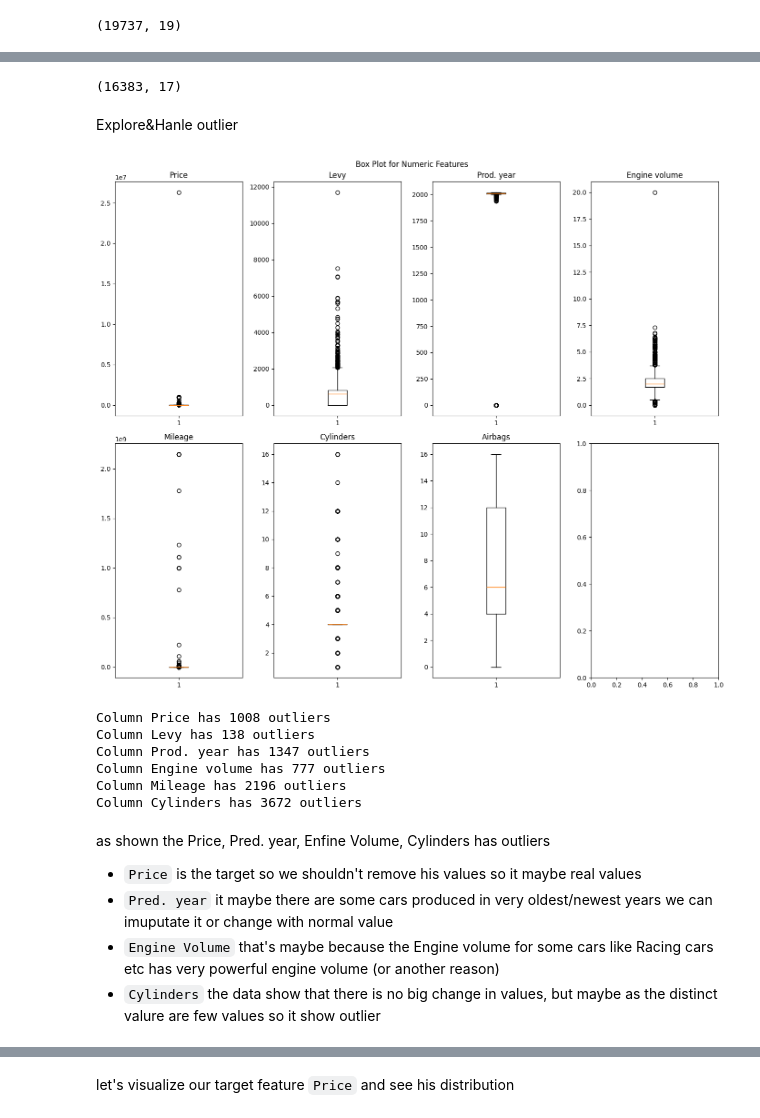
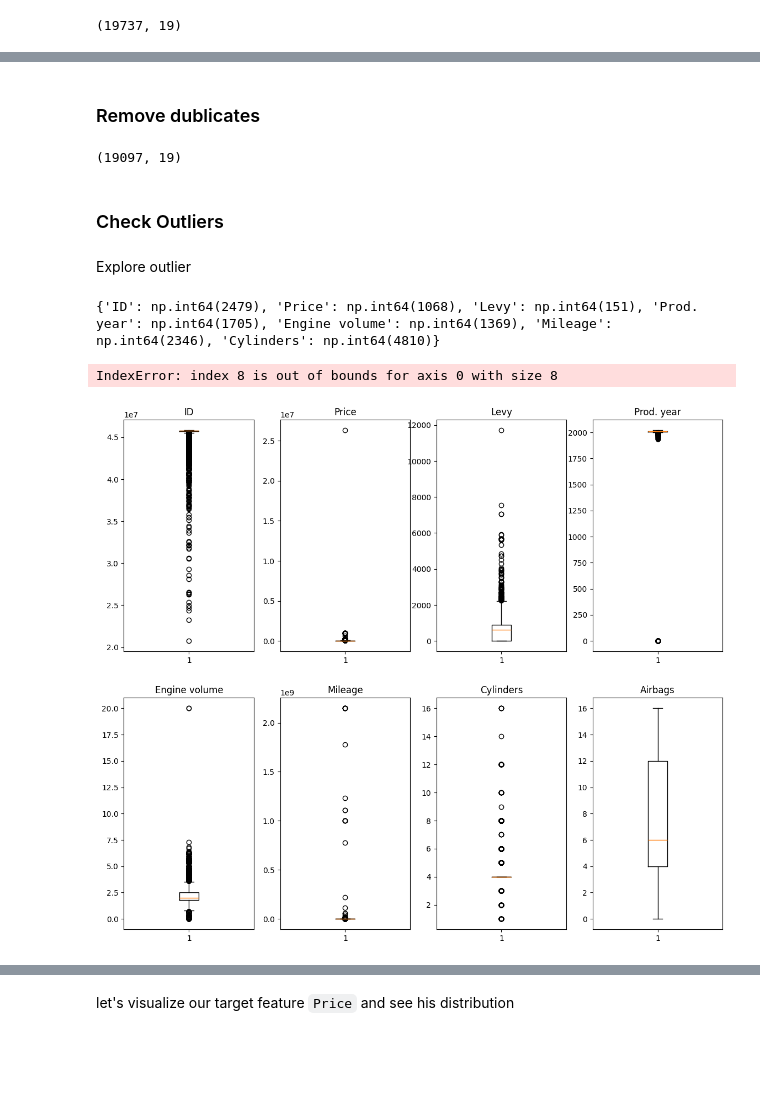
Before and after one commit to ahmeddiab1234/End-to-End-Car-Price-prediction, a Jupyter notebook: EDA.ipynb, the cells around one changed output, grey strips where cells are left out. Cells and saved outputs as stored; diff of their text form; code cells hidden in the pictures; blank space fills up the shorter version.

```diff
--- a/EDA.ipynb
+++ b/EDA.ipynb
@@ -103,3 +116,6 @@ car_sales['Levy'] = car_sales['Levy'].str.replace('-','0',regex=False).astype(fl
 print(car_sales['Levy'].dtype)
 # %% [output]
 Int64
+# %%
+car_sales['Mileage'] = car_sales['Mileage'].str.replace('KM', '', regex=False)
+print(car_sales['Mileage'].dtype)
@@ -108,6 +126,3 @@ car_sales['Prod. year'] = car_sales['Prod. year'].str.replace('unknown','0',rege
 print(car_sales['Prod. year'].dtype)
 # %% [output]
 Int64
-# %%
-car_sales['Mileage'] = car_sales['Mileage'].str.replace('KM','',regex=False).astype(float).astype('Int64')
-print(car_sales['Mileage'].dtype)
@@ -213,8 +237,9 @@ we can hanle the Levy, Mileage, Color features or drop them
 # %%
-missing_data = ['Random_notes']
-car_sales.drop(columns=missing_data, inplace=True)
-car_sales['Mileage'] = car_sales['Mileage'].fillna(int(car_sales['Mileage'].mean()))
+car_sales['Mileage'] = pd.to_numeric(car_sales['Mileage'], errors='coerce')
+car_sales['Mileage'] = car_sales['Mileage'].fillna(car_sales['Mileage'].mean().round()).astype('int64')
+
 car_sales['Levy'] = car_sales['Levy'].fillna(int(car_sales['Levy'].mean()))
+
 car_sales['Color'] = car_sales['Color'].fillna(car_sales['Color'].mode()[0])
 print(car_sales.shape)
 # %% [output]
@@ -224,2 +246,0 @@ the ID column is usless so we will drop it
-# %%
-car_sales.drop(columns=['ID'],axis=1, inplace=True)
@@ -232,50 +253,52 @@ there are about 682 rows are dublicated
+# %% [markdown]
+### Remove dublicates
 # %%
 car_sales.drop_duplicates(keep='first', inplace=True)
 car_sales.shape
 # %% [output]
-(16383, 17)
+(19097, 19)
+# %% [markdown]
+### Check Outliers
 # %% [markdown]
-Explore&Hanle outlier
+Explore outlier
+# %%
+def detect_outliers_iqr(df):
+    outlier_features = {}
+
+    for col in df.select_dtypes(include=['int64', 'float64']).columns:
+        Q1 = df[col].quantile(0.25)
+        Q3 = df[col].quantile(0.75)
+        IQR = Q3 - Q1
+
+        lower = Q1 - 1.5 * IQR
+        upper = Q3 + 1.5 * IQR
+
+        outliers = df[(df[col] < lower) | (df[col] > upper)][col].count()
+
+        if outliers > 0:
+            outlier_features[col] = outliers
+
+    return outlier_features
+
+outliers = detect_outliers_iqr(car_sales)
+print(outliers)
+# %% [output]
+{'ID': np.int64(2479), 'Price': np.int64(1068), 'Levy': np.int64(151), 'Prod. year': np.int64(1705), 'Engine volume': np.int64(1369), 'Mileage': np.int64(2346), 'Cylinders': np.int64(4810)}
 # %%
-numeric_cols = car_sales.select_dtypes(include=['number']).columns
+numeric_cols = car_sales.select_dtypes(include=['int64', 'float64']).columns
 
 fig, axes = plt.subplots(2,4, figsize=(14,12))
 
 axes = axes.flatten()
 
 for i, col in enumerate(numeric_cols):
     axes[i].boxplot(car_sales[col])
     axes[i].set_title(col)
 
 
 plt.suptitle("Box Plot for Numeric Features")
 plt.tight_layout()
 plt.show()
 # %% [output]
+IndexError: index 8 is out of bounds for axis 0 with size 8
-[figure, old version]
+[figure, new version]
-# %%
-numeric_cols = car_sales.select_dtypes(include=['number']).columns
-
-for col in numeric_cols:
-    q1 = car_sales[col].quantile(0.25)
-    q3 = car_sales[col].quantile(0.75)
-    iqr = q3-q1
-    lower = q1 - 1.5*iqr
-    upper = q3 + 1.5*iqr
-    mask = (car_sales[col] < lower) | (car_sales[col] > upper)
-
-    if mask.sum() > 0:
-        print(f"Column {col} has {mask.sum()} outliers")
-# %% [output]
-Column Price has 1008 outliers
-Column Levy has 138 outliers
-Column Prod. year has 1347 outliers
-Column Engine volume has 777 outliers
-Column Mileage has 2196 outliers
-Column Cylinders has 3672 outliers
-# %% [markdown]
-as shown the Price, Pred. year, Enfine Volume, Cylinders has outliers
-- `Price` is the target so we shouldn't remove his values so it maybe real values
-- `Pred. year` it maybe there are some cars produced in very oldest/newest years we can imuputate it or change with normal value
-- `Engine Volume` that's maybe because the Engine volume for some cars like Racing cars etc has very powerful engine volume (or another reason)
-- `Cylinders` the data show that there is no big change in values, but maybe as the distinct valure are few values so it show outlier
```
Also changed, not shown: parts of 56 cells of this notebook.
